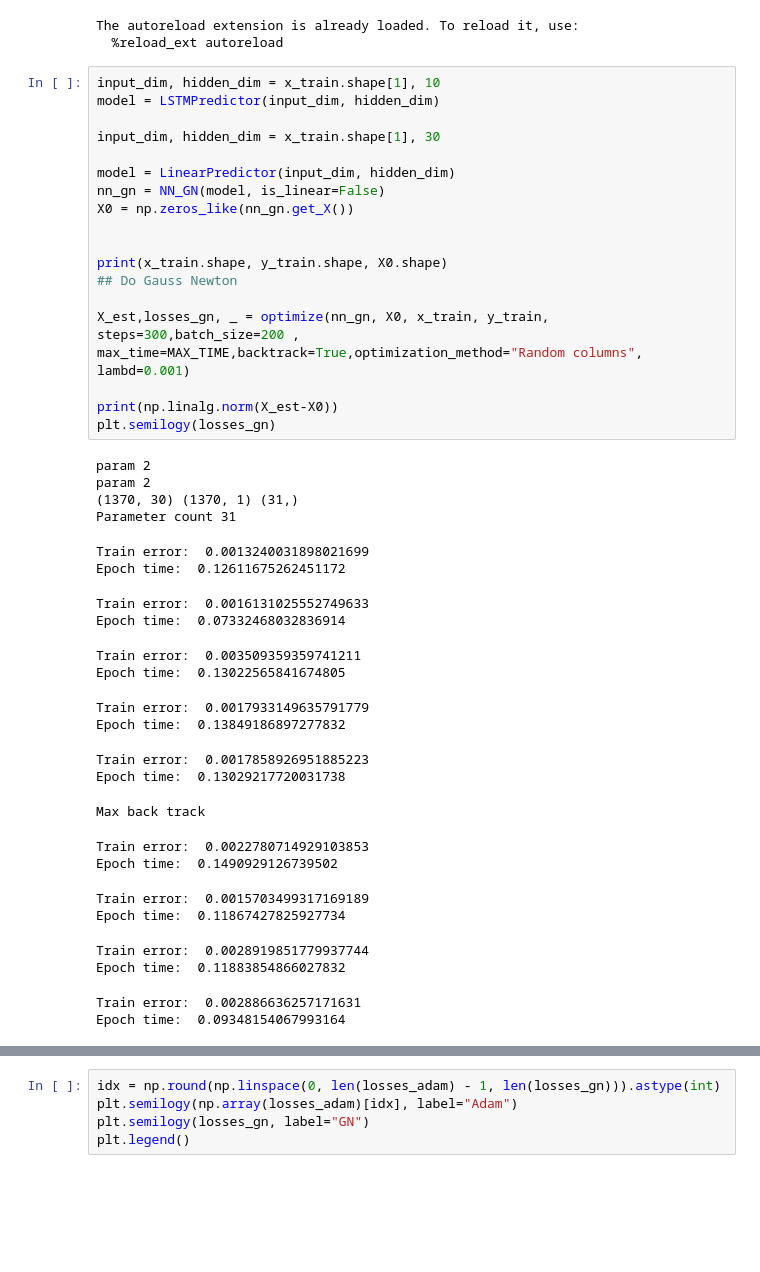
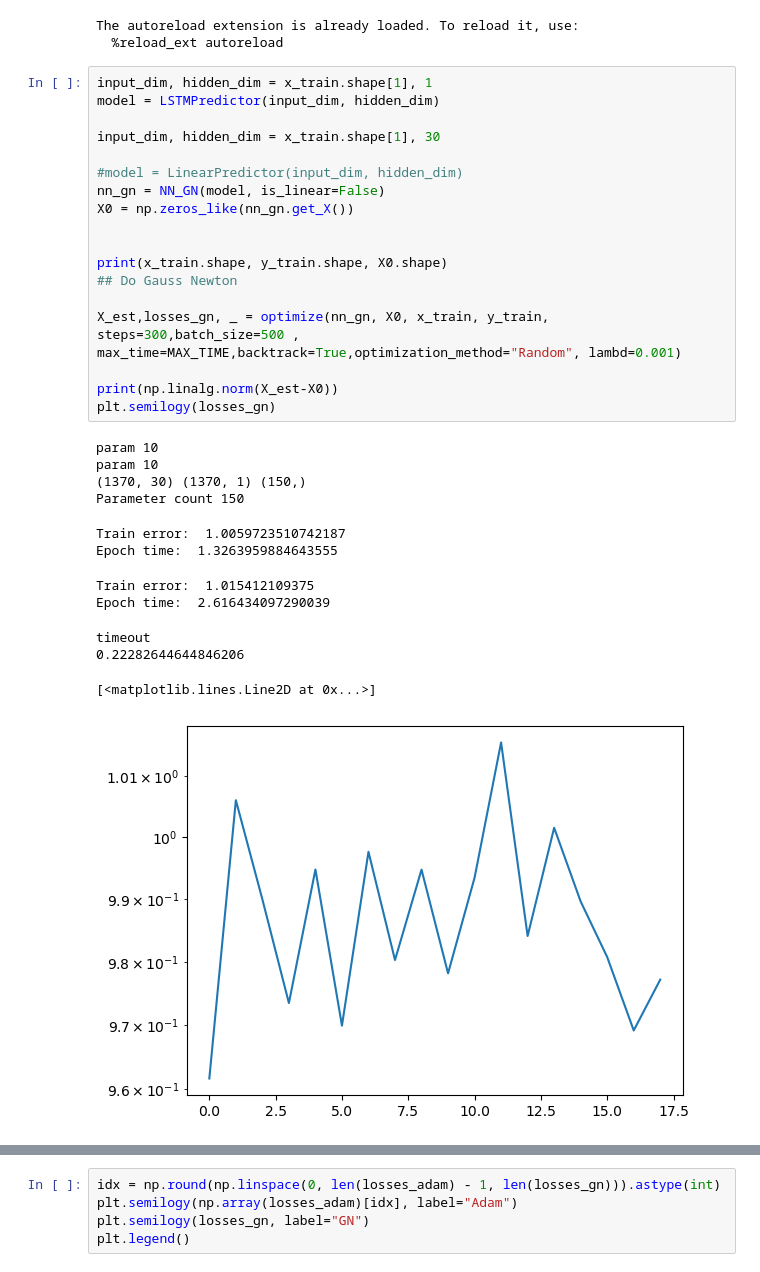
Before and after one commit to gravlaks/Convex_project, a Jupyter notebook: src/tesla.ipynb, the cells around one changed output, grey strips where cells are left out. Cells and saved outputs as stored; diff of their text form; blank space fills up the shorter version.

```diff
--- a/src/tesla.ipynb
+++ b/src/tesla.ipynb
@@ -211,48 +211,37 @@ x_train = x_train.detach().numpy()
 The autoreload extension is already loaded. To reload it, use:
   %reload_ext autoreload
 # %%
-input_dim, hidden_dim = x_train.shape[1], 10
+input_dim, hidden_dim = x_train.shape[1], 1
 model = LSTMPredictor(input_dim, hidden_dim)
 
 input_dim, hidden_dim = x_train.shape[1], 30
 
-model = LinearPredictor(input_dim, hidden_dim)
+#model = LinearPredictor(input_dim, hidden_dim)
 nn_gn = NN_GN(model, is_linear=False)
 X0 = np.zeros_like(nn_gn.get_X())
 
 
 print(x_train.shape, y_train.shape, X0.shape)
 ## Do Gauss Newton
 
-X_est,losses_gn, _ = optimize(nn_gn, X0, x_train, y_train, steps=300,batch_size=200 ,
-max_time=MAX_TIME,backtrack=True,optimization_method="Random columns", lambd=0.001)
+X_est,losses_gn, _ = optimize(nn_gn, X0, x_train, y_train, steps=300,batch_size=500 ,
+max_time=MAX_TIME,backtrack=True,optimization_method="Random", lambd=0.001)
 
 print(np.linalg.norm(X_est-X0))
 plt.semilogy(losses_gn)
 # %% [output]
-param 2
-param 2
-(1370, 30) (1370, 1) (31,)
-Parameter count 31
+param 10
+param 10
+(1370, 30) (1370, 1) (150,)
+Parameter count 150
-Train error:  0.0013240031898021699
-Epoch time:  0.12611675262451172
+Train error:  1.0059723510742187
+Epoch time:  1.3263959884643555
-Train error:  0.0016131025552749633
-Epoch time:  0.07332468032836914
+Train error:  1.015412109375
+Epoch time:  2.616434097290039
-Train error:  0.003509359359741211
-Epoch time:  0.13022565841674805
+timeout
+0.22282644644846206
-Train error:  0.0017933149635791779
-Epoch time:  0.13849186897277832
+[<matplotlib.lines.Line2D at 0x...>]
-Train error:  0.0017858926951885223
-Epoch time:  0.13029217720031738
-Max back track
-Train error:  0.0022780714929103853
-Epoch time:  0.1490929126739502
-Train error:  0.0015703499317169189
-Epoch time:  0.11867427825927734
-Train error:  0.0028919851779937744
-Epoch time:  0.11883854866027832
-Train error:  0.002886636257171631
-Epoch time:  0.09348154067993164
+[figure, added]
 # %%
 x_train, y_train, x_test, y_test = get_train_test()
 
```
Also changed, not shown: parts of 2 cells of this notebook, 14 other files.
